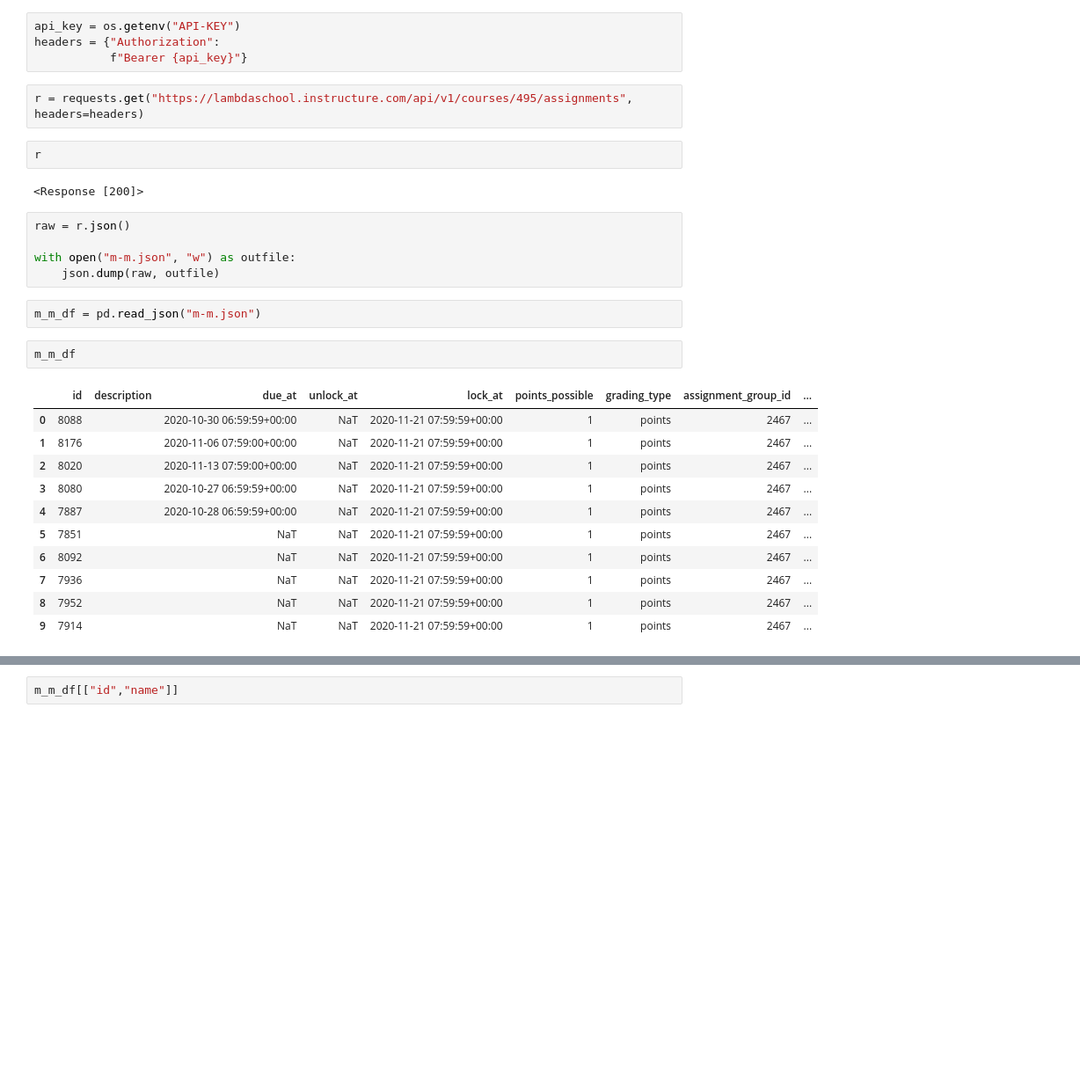
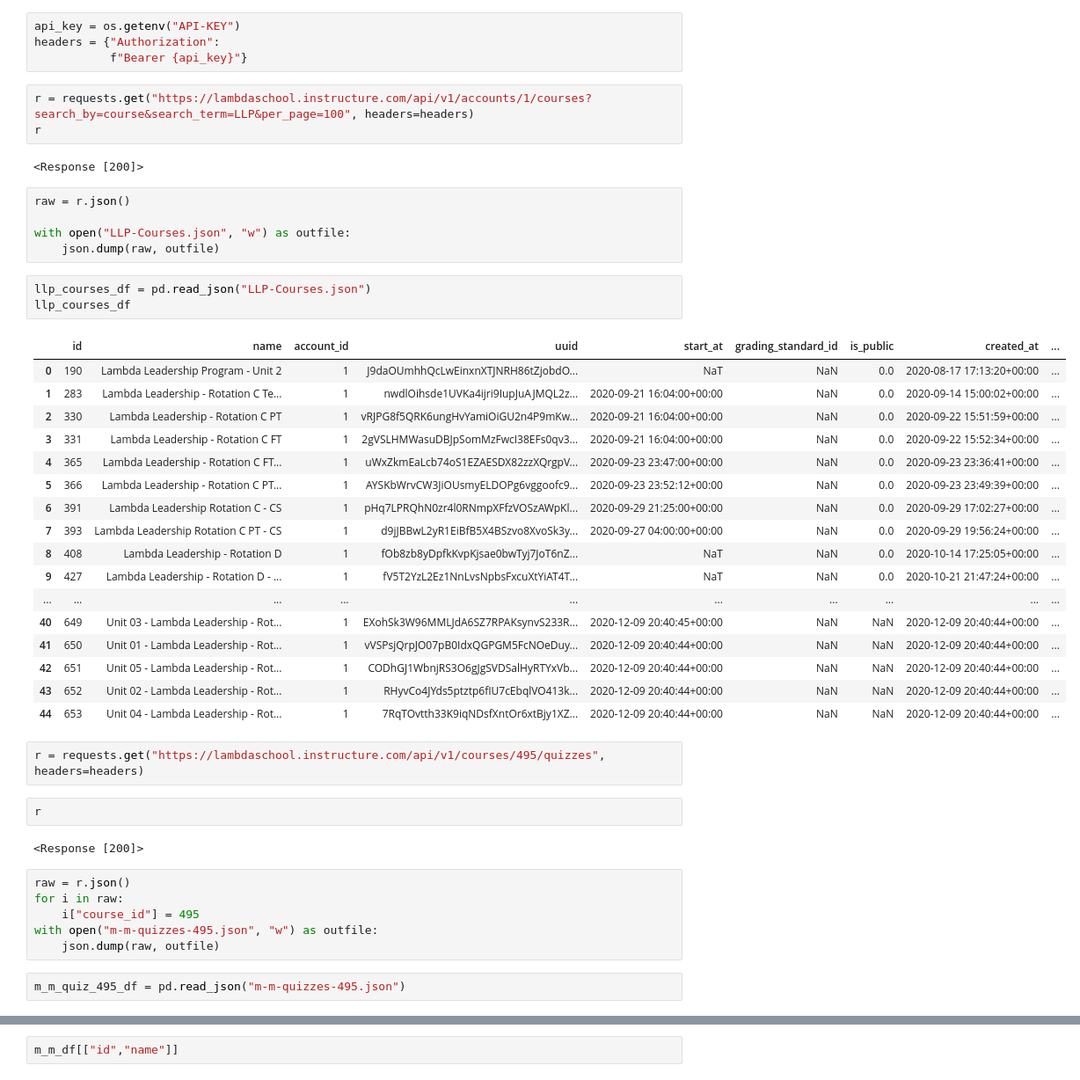
Before and after one commit to GwenStacey/Canvas-Data, a Jupyter notebook: canvas_data/m-m.ipynb, the cells around one changed output, grey strips where cells are left out. Shown at 88% size. Cells and saved outputs as stored; diff of their text form; blank space fills up the shorter version.

```diff
--- a/canvas_data/m-m.ipynb
+++ b/canvas_data/m-m.ipynb
@@ -16,30 +16,48 @@ pd.set_option("display.max_colwidth", None)
 api_key = os.getenv("API-KEY")
 headers = {"Authorization":
            f"Bearer {api_key}"}
+# %%
+r = requests.get("https://lambdaschool.instructure.com/api/v1/accounts/1/courses?search_by=course&search_term=LLP&per_page=100", headers=headers)
+r
+# %% [output]
+<Response [200]>
+# %%
+raw = r.json()
+
+with open("LLP-Courses.json", "w") as outfile:
+    json.dump(raw, outfile)
+# %%
+llp_courses_df = pd.read_json("LLP-Courses.json")
+llp_courses_df
+# %% [output]
+|  | id | name | account_id | uuid | start_at | grading_standard_id | is_public | created_at | ... |
+| 0 | 190 | Lambda Leadership Program - Unit 2 | 1 | J9daOUmhhQcLwEinxnXTJNRH86tZjobdO... | NaT | NaN | 0.0 | 2020-08-17 17:13:20+00:00 | ... |
+| 1 | 283 | Lambda Leadership - Rotation C Te... | 1 | nwdlOihsde1UVKa4ijri9IupJuAJMQL2z... | 2020-09-21 16:04:00+00:00 | NaN | 0.0 | 2020-09-14 15:00:02+00:00 | ... |
+| 2 | 330 | Lambda Leadership - Rotation C PT | 1 | vRJPG8f5QRK6ungHvYamiOiGU2n4P9mKw... | 2020-09-21 16:04:00+00:00 | NaN | 0.0 | 2020-09-22 15:51:59+00:00 | ... |
+| 3 | 331 | Lambda Leadership - Rotation C FT | 1 | 2gVSLHMWasuDBJpSomMzFwcI38EFs0qv3... | 2020-09-21 16:04:00+00:00 | NaN | 0.0 | 2020-09-22 15:52:34+00:00 | ... |
+| 4 | 365 | Lambda Leadership - Rotation C FT... | 1 | uWxZkmEaLcb74oS1EZAESDX82zzXQrgpV... | 2020-09-23 23:47:00+00:00 | NaN | 0.0 | 2020-09-23 23:36:41+00:00 | ... |
+| 5 | 366 | Lambda Leadership - Rotation C PT... | 1 | AYSKbWrvCW3JiOUsmyELDOPg6vggoofc9... | 2020-09-23 23:52:12+00:00 | NaN | 0.0 | 2020-09-23 23:49:39+00:00 | ... |
+| 6 | 391 | Lambda Leadership Rotation C - CS | 1 | pHq7LPRQhN0zr4l0RNmpXFfzVOSzAWpKl... | 2020-09-29 21:25:00+00:00 | NaN | 0.0 | 2020-09-29 17:02:27+00:00 | ... |
+| 7 | 393 | Lambda Leadership Rotation C PT - CS | 1 | d9jJBBwL2yR1EiBfB5X4BSzvo8XvoSk3y... | 2020-09-27 04:00:00+00:00 | NaN | 0.0 | 2020-09-29 19:56:24+00:00 | ... |
+| 8 | 408 | Lambda Leadership - Rotation D | 1 | fOb8zb8yDpfkKvpKjsae0bwTyj7JoT6nZ... | NaT | NaN | 0.0 | 2020-10-14 17:25:05+00:00 | ... |
+| 9 | 427 | Lambda Leadership - Rotation D - ... | 1 | fV5T2YzL2Ez1NnLvsNpbsFxcuXtYiAT4T... | NaT | NaN | 0.0 | 2020-10-21 21:47:24+00:00 | ... |
+| ... | ... | ... | ... | ... | ... | ... | ... | ... | ... |
+| 40 | 649 | Unit 03 - Lambda Leadership - Rot... | 1 | EXohSk3W96MMLJdA6SZ7RPAKsynvS233R... | 2020-12-09 20:40:45+00:00 | NaN | NaN | 2020-12-09 20:40:44+00:00 | ... |
+| 41 | 650 | Unit 01 - Lambda Leadership - Rot... | 1 | vVSPsjQrpJO07pB0IdxQGPGM5FcNOeDuy... | 2020-12-09 20:40:44+00:00 | NaN | NaN | 2020-12-09 20:40:44+00:00 | ... |
+| 42 | 651 | Unit 05 - Lambda Leadership - Rot... | 1 | CODhGJ1WbnjRS3O6gJgSVDSalHyRTYxVb... | 2020-12-09 20:40:44+00:00 | NaN | NaN | 2020-12-09 20:40:44+00:00 | ... |
+| 43 | 652 | Unit 02 - Lambda Leadership - Rot... | 1 | RHyvCo4JYds5ptztp6fIU7cEbqlVO413k... | 2020-12-09 20:40:44+00:00 | NaN | NaN | 2020-12-09 20:40:44+00:00 | ... |
+| 44 | 653 | Unit 04 - Lambda Leadership - Rot... | 1 | 7RqTOvtth33K9iqNDsfXntOr6xtBjy1XZ... | 2020-12-09 20:40:44+00:00 | NaN | NaN | 2020-12-09 20:40:44+00:00 | ... |
 # %%
-r = requests.get("https://lambdaschool.instructure.com/api/v1/courses/495/assignments", headers=headers)
+r = requests.get("https://lambdaschool.instructure.com/api/v1/courses/495/quizzes", headers=headers)
 # %%
 r
 # %% [output]
 <Response [200]>
 # %%
 raw = r.json()
-
-with open("m-m.json", "w") as outfile:
+for i in raw:
+    i["course_id"] = 495
+with open("m-m-quizzes-495.json", "w") as outfile:
     json.dump(raw, outfile)
 # %%
-m_m_df = pd.read_json("m-m.json")
+m_m_quiz_495_df = pd.read_json("m-m-quizzes-495.json")
-# %%
-m_m_df
-# %% [output]
-|  | id | description | due_at | unlock_at | lock_at | points_possible | grading_type | assignment_group_id | ... |
-| 0 | 8088 |  | 2020-10-30 06:59:59+00:00 | NaT | 2020-11-21 07:59:59+00:00 | 1 | points | 2467 | ... |
-| 1 | 8176 |  | 2020-11-06 07:59:00+00:00 | NaT | 2020-11-21 07:59:59+00:00 | 1 | points | 2467 | ... |
-| 2 | 8020 |  | 2020-11-13 07:59:00+00:00 | NaT | 2020-11-21 07:59:59+00:00 | 1 | points | 2467 | ... |
-| 3 | 8080 |  | 2020-10-27 06:59:59+00:00 | NaT | 2020-11-21 07:59:59+00:00 | 1 | points | 2467 | ... |
-| 4 | 7887 |  | 2020-10-28 06:59:59+00:00 | NaT | 2020-11-21 07:59:59+00:00 | 1 | points | 2467 | ... |
-| 5 | 7851 |  | NaT | NaT | 2020-11-21 07:59:59+00:00 | 1 | points | 2467 | ... |
-| 6 | 8092 |  | NaT | NaT | 2020-11-21 07:59:59+00:00 | 1 | points | 2467 | ... |
-| 7 | 7936 |  | NaT | NaT | 2020-11-21 07:59:59+00:00 | 1 | points | 2467 | ... |
-| 8 | 7952 |  | NaT | NaT | 2020-11-21 07:59:59+00:00 | 1 | points | 2467 | ... |
-| 9 | 7914 |  | NaT | NaT | 2020-11-21 07:59:59+00:00 | 1 | points | 2467 | ... |
```
Also changed, not shown: parts of 12 cells of this notebook, 1 other file.
